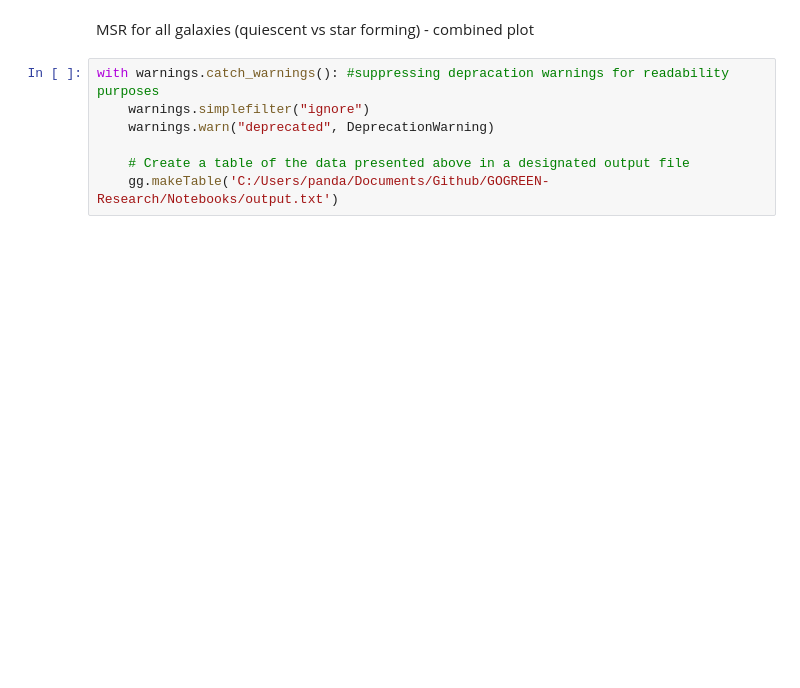
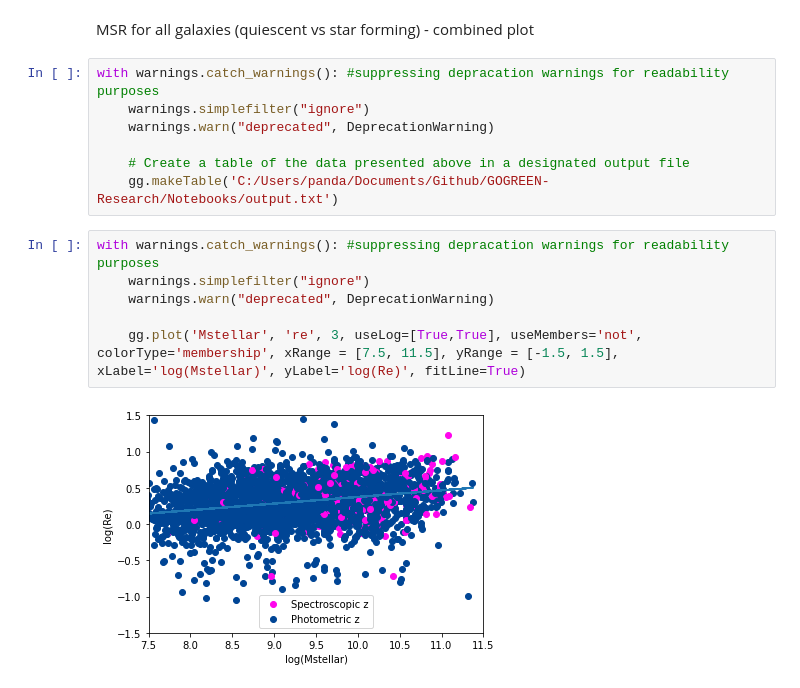
Before and after one commit to FreemanSpray/GOGREEN-Research, a Jupyter notebook: Notebooks/MSR.ipynb, the cells around one changed output. Cells and saved outputs as stored; diff of their text form; blank space fills up the shorter version.

Commit message:
Create getNonMembers() method
Plot MSR for all field galaxies using getNonMembers(). Fix bug with the code used to remove invalid data points within MSRfit() and makeTable()

```diff
--- a/Notebooks/MSR.ipynb
+++ b/Notebooks/MSR.ipynb
@@ -68,3 +68,11 @@ with warnings.catch_warnings(): #suppressing depracation warnings for readabilit
 
     # Create a table of the data presented above in a designated output file
     gg.makeTable('C:/Users/panda/Documents/Github/GOGREEN-Research/Notebooks/output.txt')
+# %%
+with warnings.catch_warnings(): #suppressing depracation warnings for readability purposes
+    warnings.simplefilter("ignore")
+    warnings.warn("deprecated", DeprecationWarning)
+
+    gg.plot('Mstellar', 're', 3, useLog=[True,True], useMembers='not', colorType='membership', xRange = [7.5, 11.5], yRange = [-1.5, 1.5], xLabel='log(Mstellar)', yLabel='log(Re)', fitLine=True)
+# %% [output]
+[figure, added]
```
Also changed, not shown: parts of 8 cells of this notebook, 1 other file.
